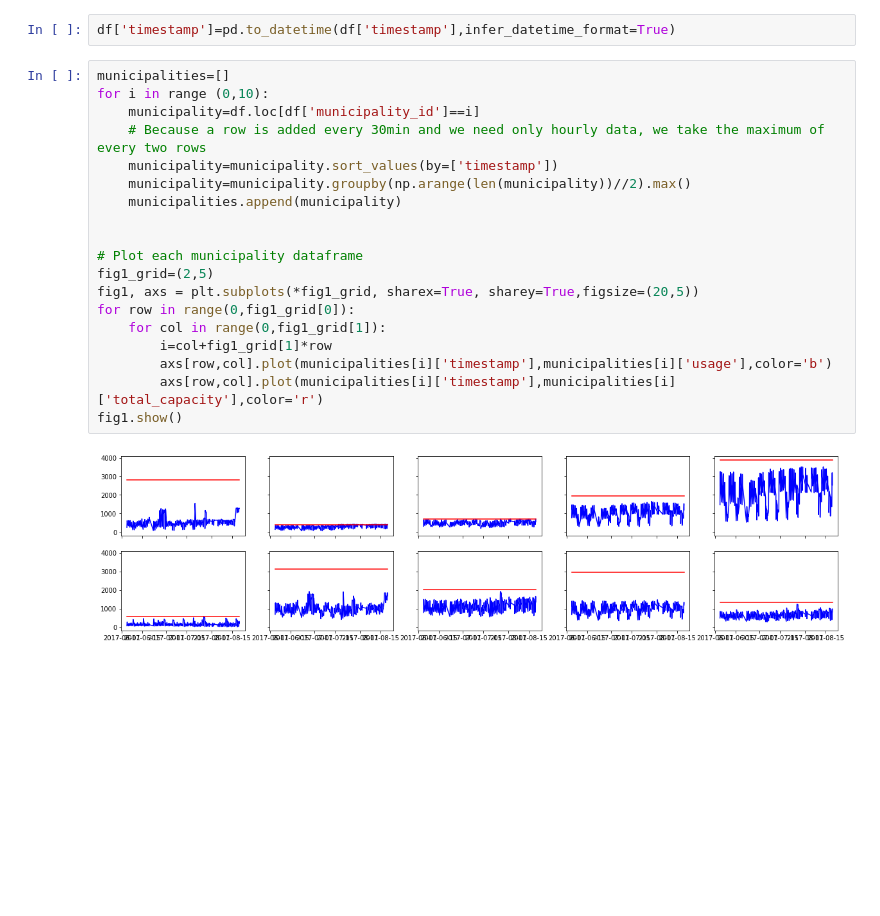
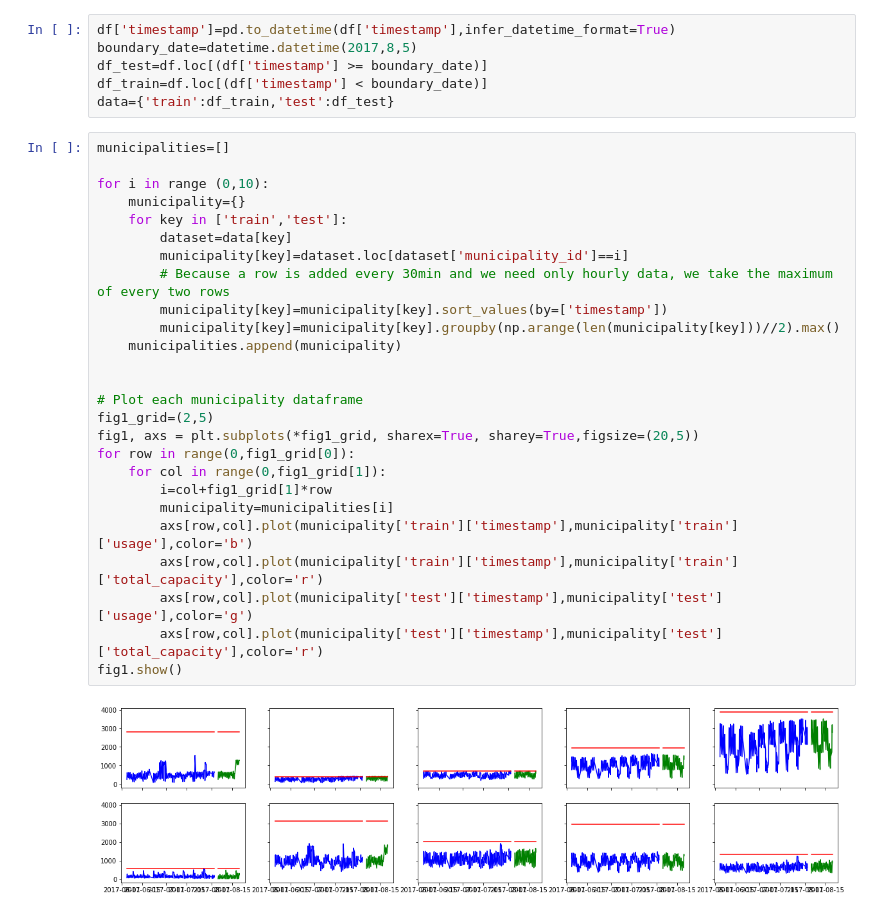
Before and after one commit to aliunluml/bus, a Jupyter notebook: notebook.ipynb, the cells around one changed output. Drawn from its saved outputs; the diff is of its cells as text; blank space fills up the shorter version.

```diff
--- a/notebook.ipynb
+++ b/notebook.ipynb
@@ -19,26 +20,37 @@ df
 | 13068 | 2017-08-19 16:30:35 | 6 | 1680 | 3113 |
 | 13069 | 2017-08-19 16:30:35 | 3 | 1189 | 1930 |
 13070 rows × 4 columns
-# %%
-df['timestamp']=pd.to_datetime(df['timestamp'],infer_datetime_format=True)
+# %%
+df['timestamp']=pd.to_datetime(df['timestamp'],infer_datetime_format=True)
+boundary_date=datetime.datetime(2017,8,5)
+df_test=df.loc[(df['timestamp'] >= boundary_date)]
+df_train=df.loc[(df['timestamp'] < boundary_date)]
+data={'train':df_train,'test':df_test}
 # %%
 municipalities=[]
+
 for i in range (0,10):
-    municipality=df.loc[df['municipality_id']==i]
-    # Because a row is added every 30min and we need only hourly data, we take the maximum of every two rows
-    municipality=municipality.sort_values(by=['timestamp'])
-    municipality=municipality.groupby(np.arange(len(municipality))//2).max()
+    municipality={}
+    for key in ['train','test']:
+        dataset=data[key]
+        municipality[key]=dataset.loc[dataset['municipality_id']==i]
+        # Because a row is added every 30min and we need only hourly data, we take the maximum of every two rows
+        municipality[key]=municipality[key].sort_values(by=['timestamp'])
+        municipality[key]=municipality[key].groupby(np.arange(len(municipality[key]))//2).max()
     municipalities.append(municipality)
 
 
 # Plot each municipality dataframe
 fig1_grid=(2,5)
 fig1, axs = plt.subplots(*fig1_grid, sharex=True, sharey=True,figsize=(20,5))
 for row in range(0,fig1_grid[0]):
     for col in range(0,fig1_grid[1]):
         i=col+fig1_grid[1]*row
-        axs[row,col].plot(municipalities[i]['timestamp'],municipalities[i]['usage'],color='b')
-        axs[row,col].plot(municipalities[i]['timestamp'],municipalities[i]['total_capacity'],color='r')
+        municipality=municipalities[i]
+        axs[row,col].plot(municipality['train']['timestamp'],municipality['train']['usage'],color='b')
+        axs[row,col].plot(municipality['train']['timestamp'],municipality['train']['total_capacity'],color='r')
+        axs[row,col].plot(municipality['test']['timestamp'],municipality['test']['usage'],color='g')
+        axs[row,col].plot(municipality['test']['timestamp'],municipality['test']['total_capacity'],color='r')
 fig1.show()
 # %% [output]
-[figure, old version]
+[figure, new version]
```
Also changed, not shown: parts of 2 cells of this notebook.
